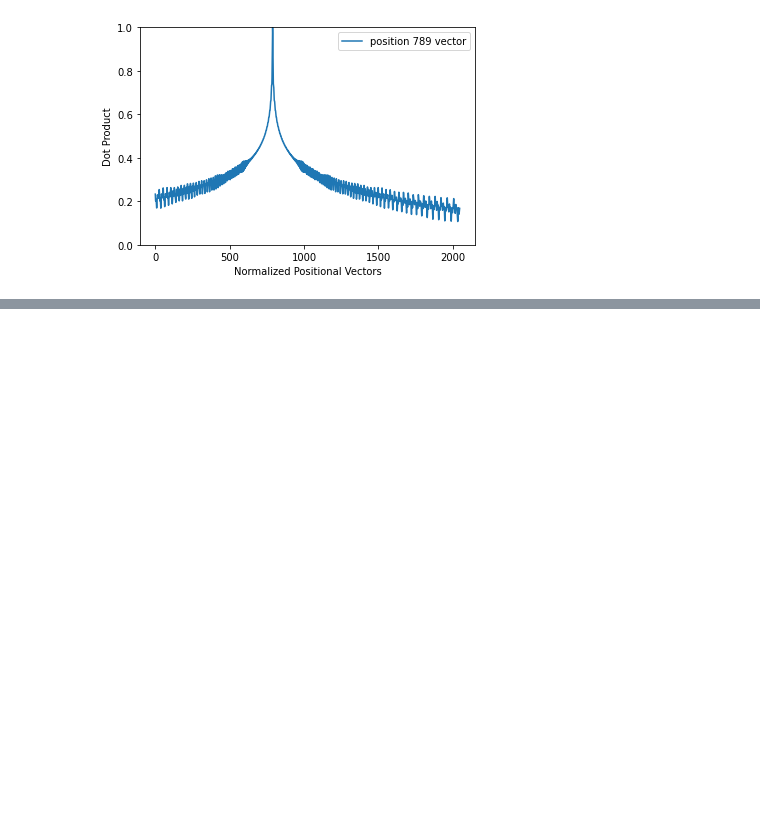
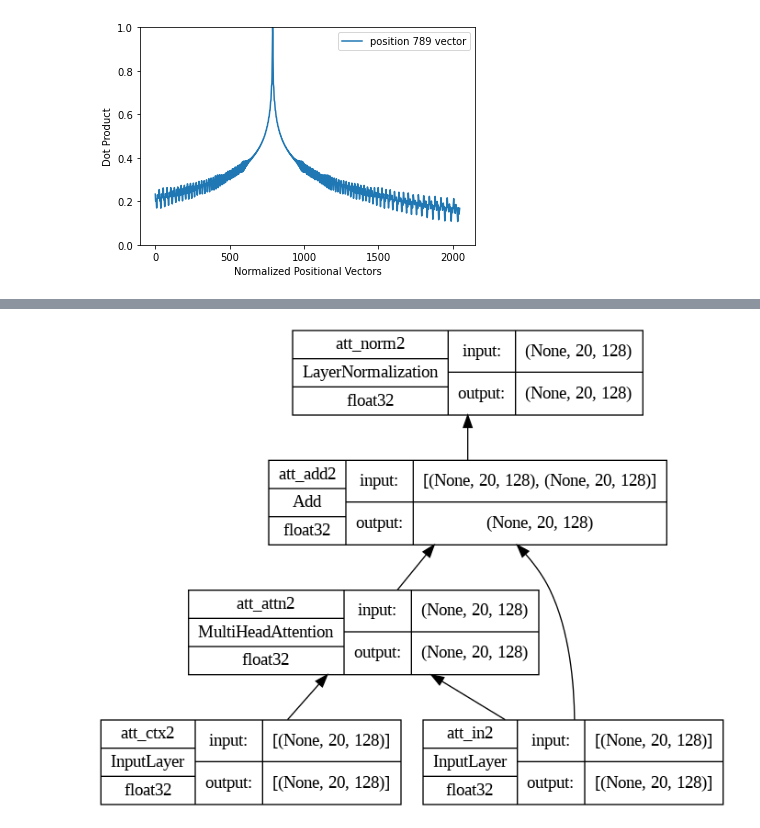
Before and after one commit to Tyler-Pickett/Transformer_with_Attention, a Jupyter notebook: Transformer_with_Attention.ipynb, the cells around one changed output, grey strips where cells are left out. Cells and saved outputs as stored; diff of their text form; code cells hidden in the pictures; blank space fills up the shorter version.

```diff
--- a/Transformer_with_Attention.ipynb
+++ b/Transformer_with_Attention.ipynb
@@ -504,0 +497,41 @@ tf.keras.utils.plot_model(model, "self_attention.png",
+# %%
+def cross_attention(input_shape, context_shape, prefix="att", **kwargs):
+  """
+  Cross-Attention layers at transformer decoder. Assumes its input
+  is the output from positional encoding layer at decoder and
+  context is the final output from encoder.
+
+  Args:
+    prefix(str): A prefix added to layer names
+  """
+
+  # create layers
+  context = tf.keras.layers.Input(shape=context_shape, dtype='float32',
+                                  name=f"{prefix}_ctx2")
+  inputs = tf.keras.layers.Input(shape=input_shape, dtype='float32',
+                                 name=f"{prefix}_in2")
+  attention = tf.keras.layers.MultiHeadAttention(name=f"{prefix}_attn2", **kwargs)
+  norm = tf.keras.layers.LayerNormalization(name=f"{prefix}_norm2")
+  add = tf.keras.layers.Add(name=f"{prefix}_add2")
+
+  #functional API to connect input to output
+  attout = attention(query=inputs, value=context, key=context)
+  outputs = norm(add([attout, inputs]))
+
+  #create and return model
+  model = tf.keras.Model(inputs=[(context, inputs)], outputs=outputs,
+                         name=f"{prefix}_cross")
+  return model
+
+seq_length = 20
+key_dim = 128
+num_heads = 8
+
+model = cross_attention(input_shape=(seq_length, key_dim),
+                        context_shape=(seq_length, key_dim),
+                        num_heads=num_heads, key_dim=key_dim)
+tf.keras.utils.plot_model(model, "cross-attention.png",
+                          show_shapes=True, show_dtype=True, show_layer_names=True,
+                          rankdir='BT', show_layer_activations=True)
+# %% [output]
+[figure, added]
```
Also changed, not shown: parts of 14 cells of this notebook.
